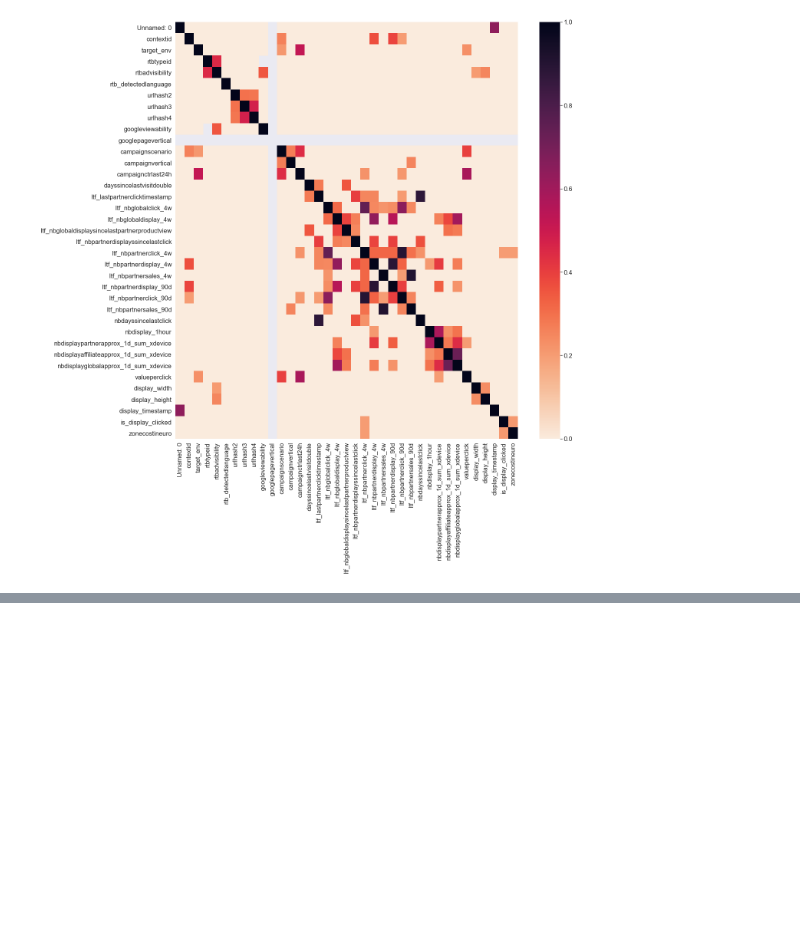
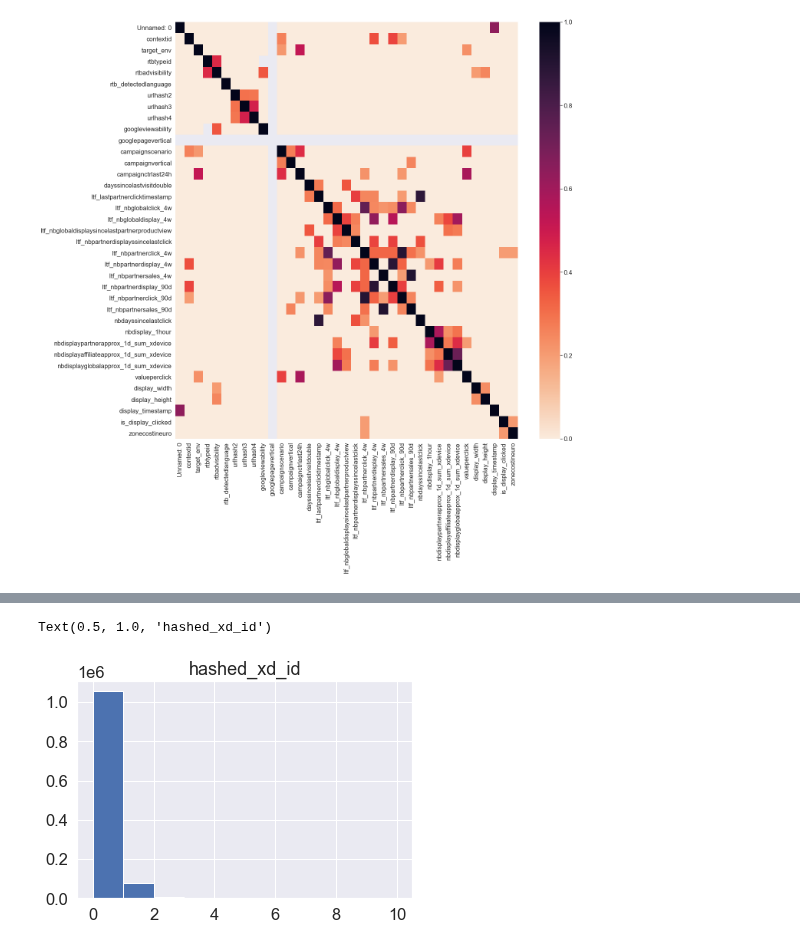
Before and after one commit to baptiste-pasquier/statapp, a Jupyter notebook: analyse_desc.ipynb, the cells around one changed output, grey strips where cells are left out. Cells and saved outputs as stored; diff of their text form; code cells hidden in the pictures; blank space fills up the shorter version.

```diff
--- a/analyse_desc.ipynb
+++ b/analyse_desc.ipynb
@@ -86,0 +131,4 @@ plt.show()
+# %%
+# `hashed_xd_id` : Hashed cross device identification number
+b = df[['is_display_clicked', 'hashed_xd_id']].groupby(['hashed_xd_id']).sum()
+b.sort_values('is_display_clicked', ascending=False)
@@ -86,0 +164,6 @@ plt.show()
+# %%
+b[(b.is_display_clicked < 20)].hist()
+plt.title("hashed_xd_id")
+# %% [output]
+Text(0.5, 1.0, 'hashed_xd_id')
+[figure, added]
```
Also changed, not shown: parts of 10 cells of this notebook.
